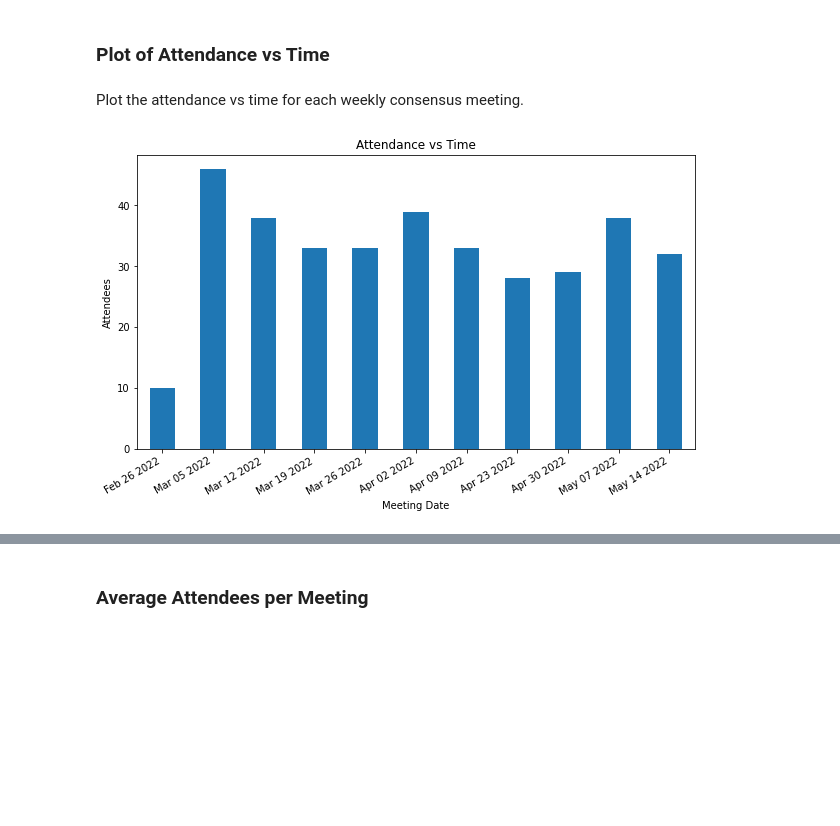
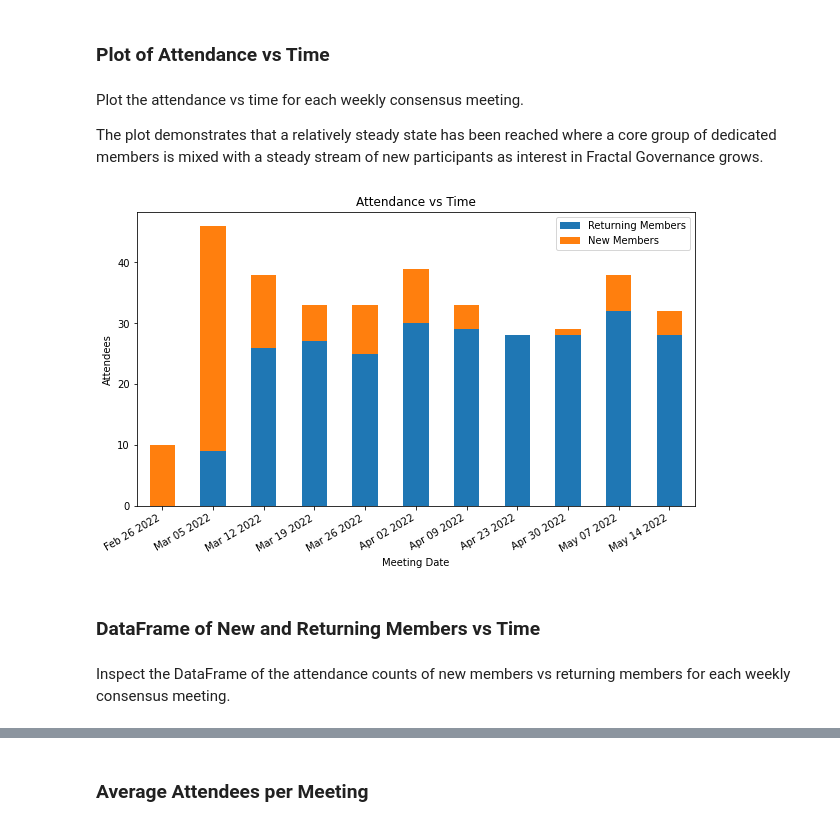
Before and after one commit to matt-langston/fractal_governance, a Jupyter notebook: notebook/README.ipynb, the cells around one changed output, grey strips where cells are left out. Drawn from its saved outputs; the diff is of its cells as text; code cells hidden in the pictures; blank space fills up the shorter version.

```diff
--- a/notebook/README.ipynb
+++ b/notebook/README.ipynb
@@ -183,10 +189,16 @@ List the attributes of this `Plots` object to see what properties and methods we
  'team_representation_vs_time']
 # %% [markdown]
 ### Plot of Attendance vs Time
+# %% [markdown]
+Plot the attendance vs time for each weekly consensus meeting.
+
+The plot demonstrates that a relatively steady state has been reached where a core group of dedicated members is mixed with a steady stream of new participants as interest in Fractal Governance grows.
+# %%
+plots.attendance_vs_time_stacked
+plt.show()
+# %% [output]
+[figure, added]
+# %% [markdown]
+### DataFrame of New and Returning Members vs Time
 # %% [markdown]
-Plot the attendance vs time for each weekly consensus meeting.
+Inspect the DataFrame of the attendance counts of new members vs returning members for each weekly consensus meeting.
-# %%
-plots.attendance_vs_time
-plt.show()
-# %% [output]
-[figure, removed]
```
Also changed, not shown: parts of 9 cells of this notebook, 12 other files.
